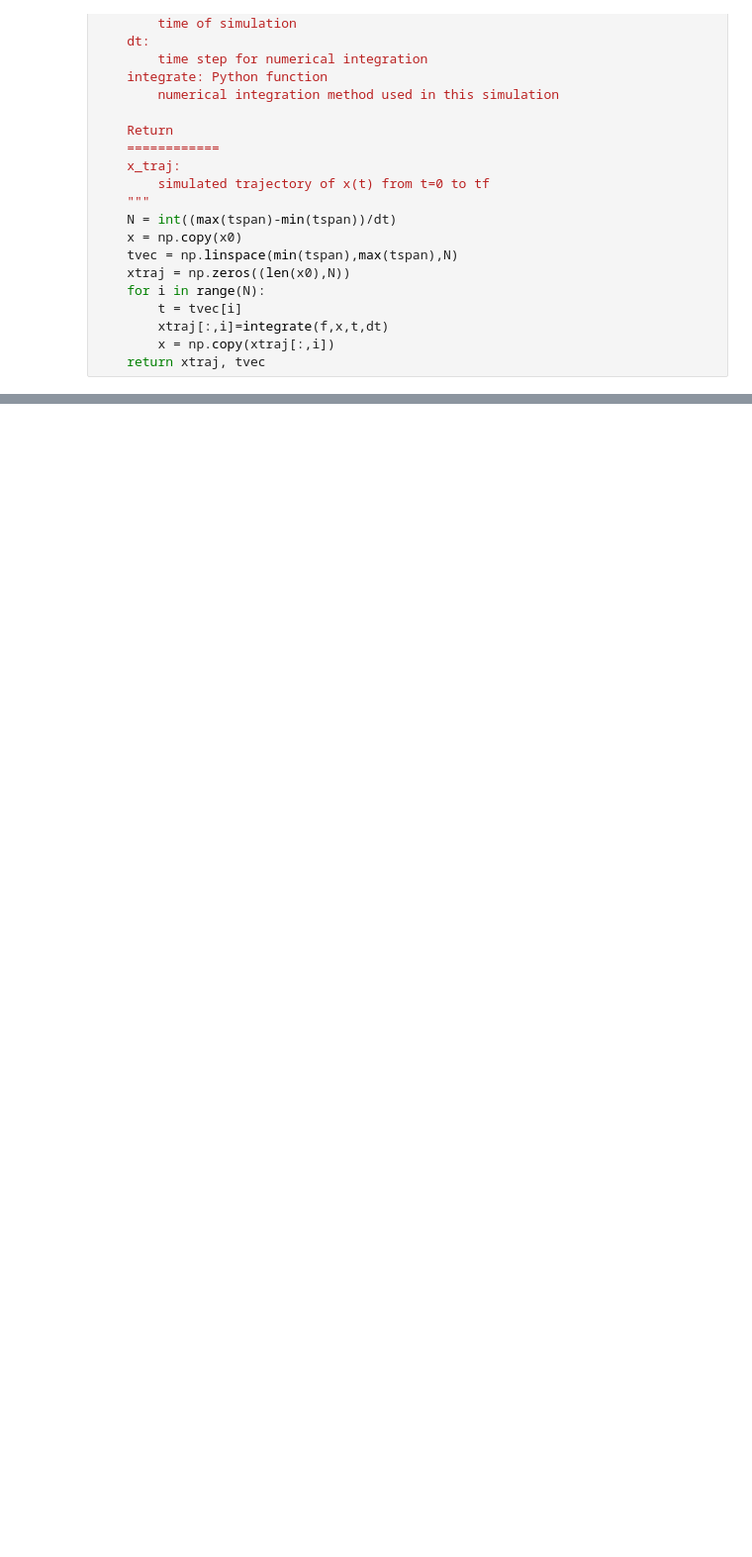
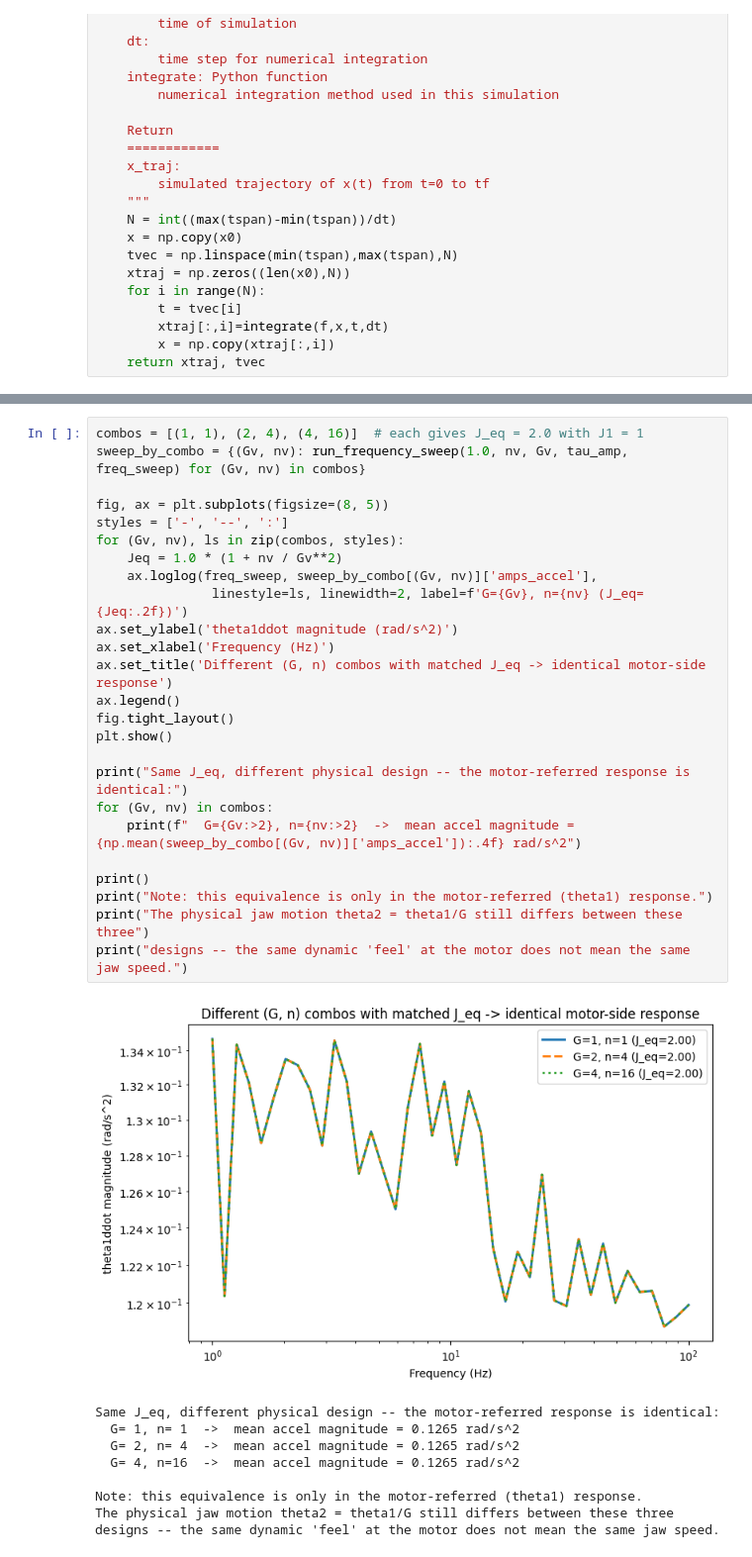
Before and after one commit to gregaiosa/1DOF_Gripper, a Jupyter notebook: dynamics.ipynb, the cells around one changed output, grey strips where cells are left out. Shown at 99% size. Saved outputs shown, nothing was run; the diff lists cells and outputs as text; blank space fills up the shorter version.

```diff
--- a/dynamics.ipynb
+++ b/dynamics.ipynb
@@ -296,0 +334,35 @@ plt.show()
+# %%
+combos = [(1, 1), (2, 4), (4, 16)]  # each gives J_eq = 2.0 with J1 = 1
+sweep_by_combo = {(Gv, nv): run_frequency_sweep(1.0, nv, Gv, tau_amp, freq_sweep) for (Gv, nv) in combos}
+
+fig, ax = plt.subplots(figsize=(8, 5))
+styles = ['-', '--', ':']
+for (Gv, nv), ls in zip(combos, styles):
+    Jeq = 1.0 * (1 + nv / Gv**2)
+    ax.loglog(freq_sweep, sweep_by_combo[(Gv, nv)]['amps_accel'],
+               linestyle=ls, linewidth=2, label=f'G={Gv}, n={nv} (J_eq={Jeq:.2f})')
+ax.set_ylabel('theta1ddot magnitude (rad/s^2)')
+ax.set_xlabel('Frequency (Hz)')
+ax.set_title('Different (G, n) combos with matched J_eq -> identical motor-side response')
+ax.legend()
+fig.tight_layout()
+plt.show()
+
+print("Same J_eq, different physical design -- the motor-referred response is identical:")
+for (Gv, nv) in combos:
+    print(f"  G={Gv:>2}, n={nv:>2}  ->  mean accel magnitude = {np.mean(sweep_by_combo[(Gv, nv)]['amps_accel']):.4f} rad/s^2")
+
+print()
+print("Note: this equivalence is only in the motor-referred (theta1) response.")
+print("The physical jaw motion theta2 = theta1/G still differs between these three")
+print("designs -- the same dynamic 'feel' at the motor does not mean the same jaw speed.")
+# %% [output]
+[figure, added]
+Same J_eq, different physical design -- the motor-referred response is identical:
+  G= 1, n= 1  ->  mean accel magnitude = 0.1265 rad/s^2
+  G= 2, n= 4  ->  mean accel magnitude = 0.1265 rad/s^2
+  G= 4, n=16  ->  mean accel magnitude = 0.1265 rad/s^2
+
+Note: this equivalence is only in the motor-referred (theta1) response.
+The physical jaw motion theta2 = theta1/G still differs between these three
+designs -- the same dynamic 'feel' at the motor does not mean the same jaw speed.
```
Also changed, not shown: parts of 7 cells of this notebook.
